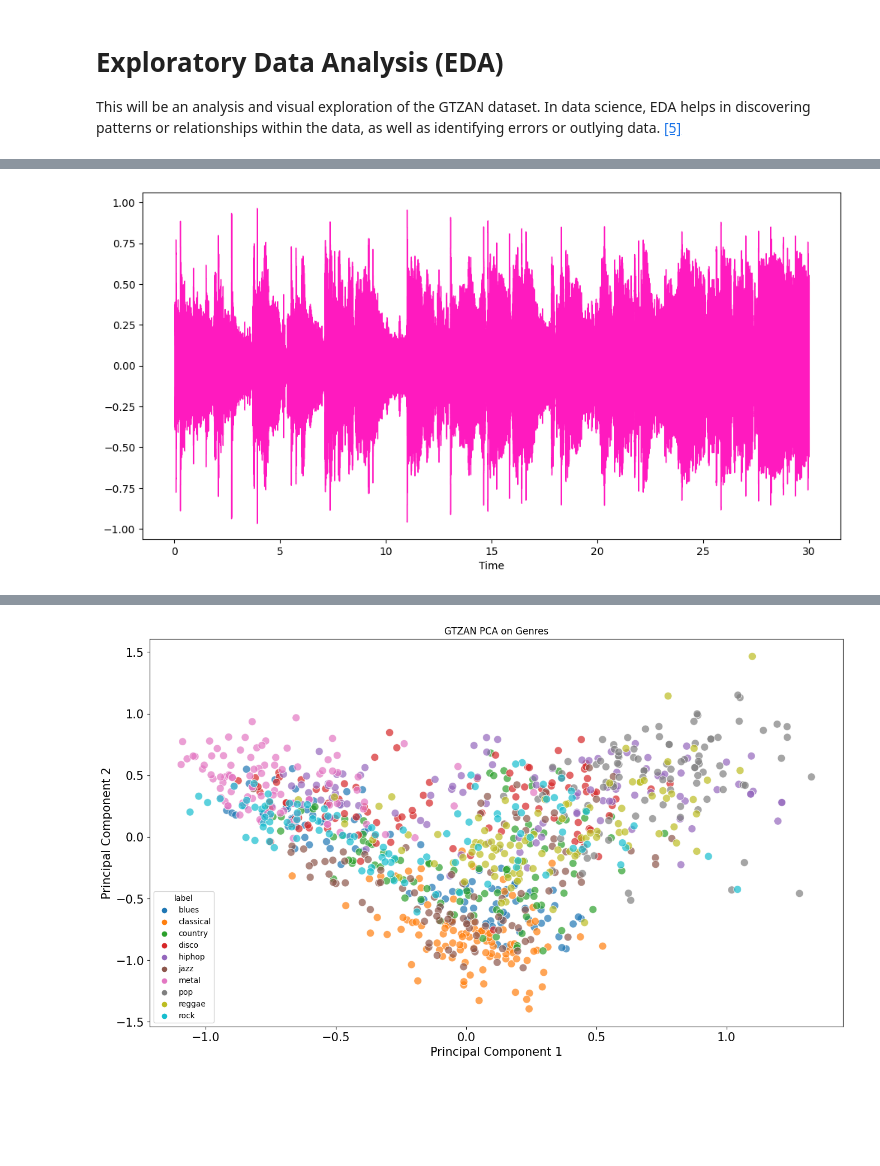
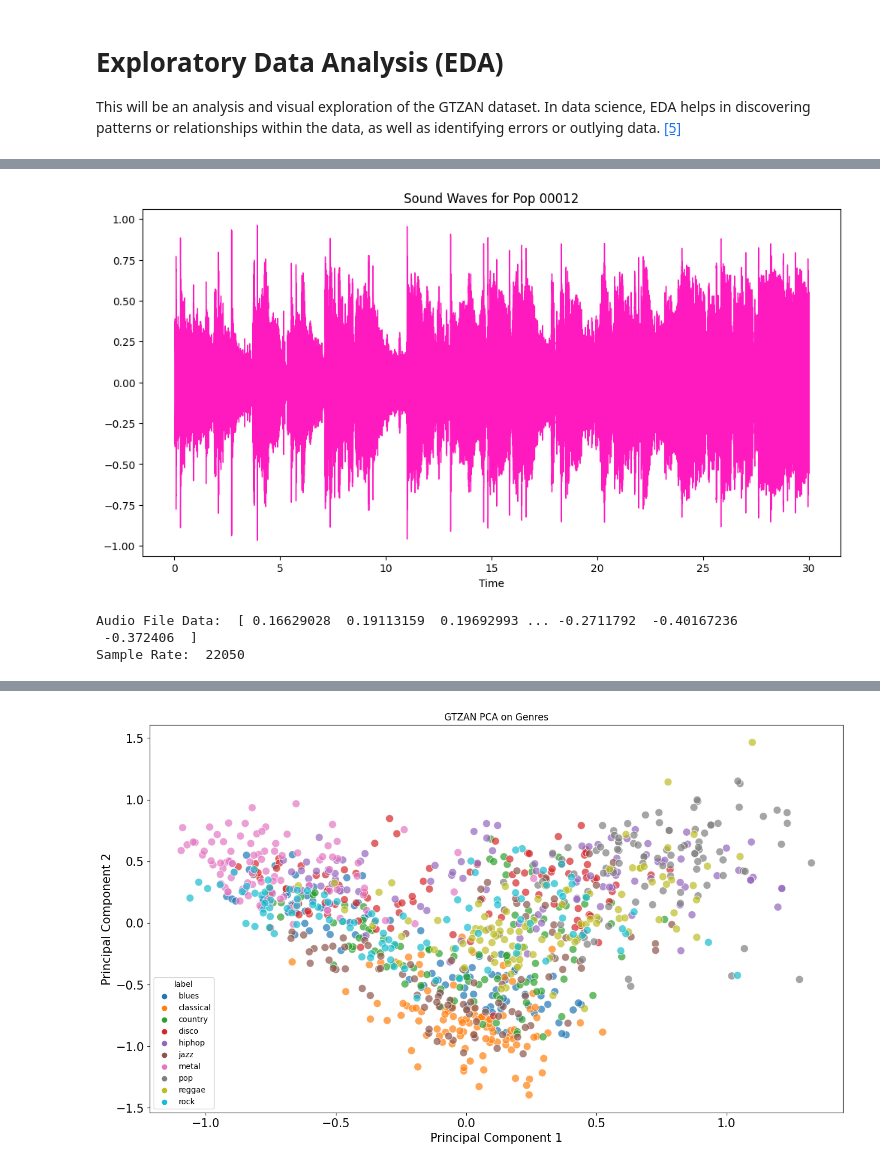
Before and after one commit to malikka-rajshahi/MusicGenreClassifier, a Jupyter notebook: music-genre-classification.ipynb, the cells around one changed output, grey strips where cells are left out. Saved outputs shown, nothing was run; the diff lists cells and outputs as text; code cells hidden in the pictures; blank space fills up the shorter version.

```diff
--- a/music-genre-classification.ipynb
+++ b/music-genre-classification.ipynb
@@ -46,10 +43,20 @@ This will be an analysis and visual exploration of the GTZAN dataset. In data sc
 # %%
 # displaying one of the pop genre audios
 audio_file = '/kaggle/input/gtzan-dataset-music-genre-classification/Data/genres_original/pop/pop.00012.wav'
 plt.figure(figsize=(12,6))
 data, sample_rate = librosa.load(audio_file)
-librosa.display.waveshow(data, sr=sample_rate, color="#FF1ABF")
+t_data, _ = librosa.effects.trim(data) # trimming potential leading/trailing silence
+
+librosa.display.waveshow(t_data, sr=sample_rate, color="#FF1ABF")
+plt.title("Sound Waves for Pop 00012", fontsize=12)
 ipd.Audio(audio_file)
 # %% [output]
 [interactive output not drawn]
-[figure, old version]
+[figure, new version]
+# %%
+print("Audio File Data: ", t_data)
+print("Sample Rate: ", sample_rate)
+# %% [output]
+Audio File Data:  [ 0.16629028  0.19113159  0.19692993 ... -0.2711792  -0.40167236
+ -0.372406  ]
+Sample Rate:  22050
```
Also changed, not shown: parts of 8 cells of this notebook.
